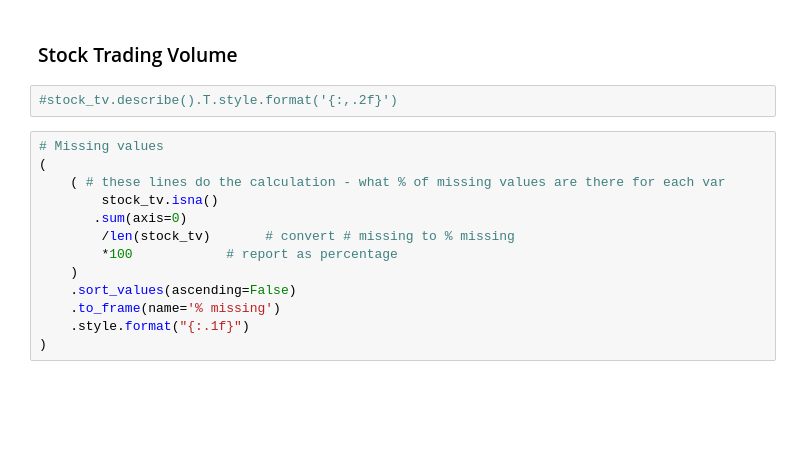
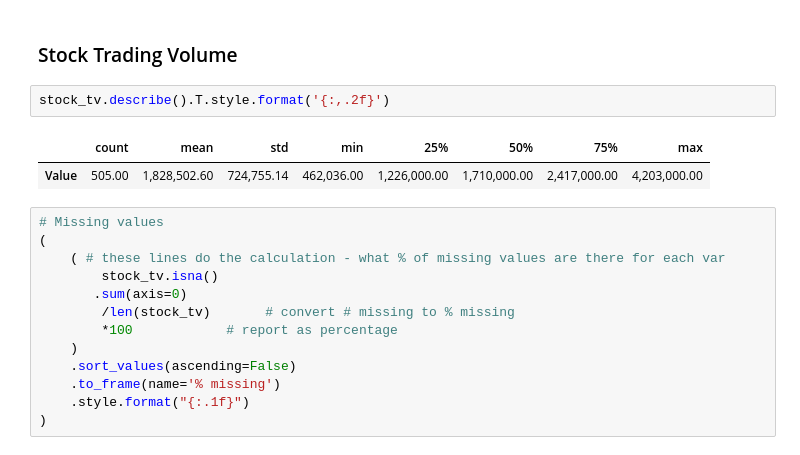
Before and after one commit to mab923/finalteamproject, a Jupyter notebook: Load_Data.ipynb, the cells around one changed output. Saved outputs shown, nothing was run; the diff lists cells and outputs as text; blank space fills up the shorter version.

```diff
--- a/Load_Data.ipynb
+++ b/Load_Data.ipynb
@@ -254,7 +270,10 @@ plt.show()
 # %% [markdown]
 ### Stock Trading Volume
 # %%
-#stock_tv.describe().T.style.format('{:,.2f}')
+stock_tv.describe().T.style.format('{:,.2f}')
+# %% [output]
+|  | count | mean | std | min | 25% | 50% | 75% | max |
+| Value | 505.00 | 1,828,502.60 | 724,755.14 | 462,036.00 | 1,226,000.00 | 1,710,000.00 | 2,417,000.00 | 4,203,000.00 |
 # %%
 # Missing values
 (
```
Also changed, not shown: parts of 13 cells of this notebook.
